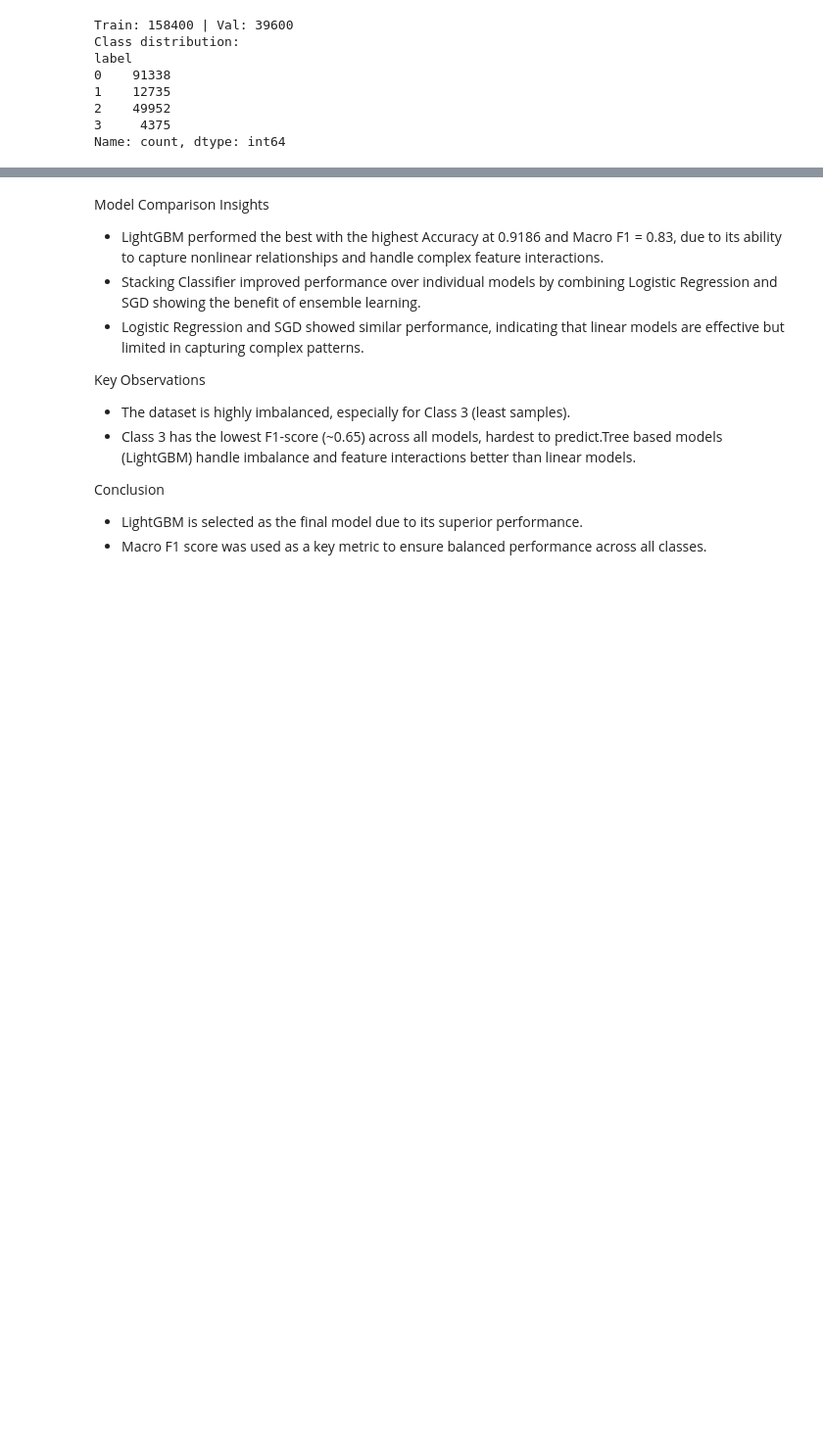
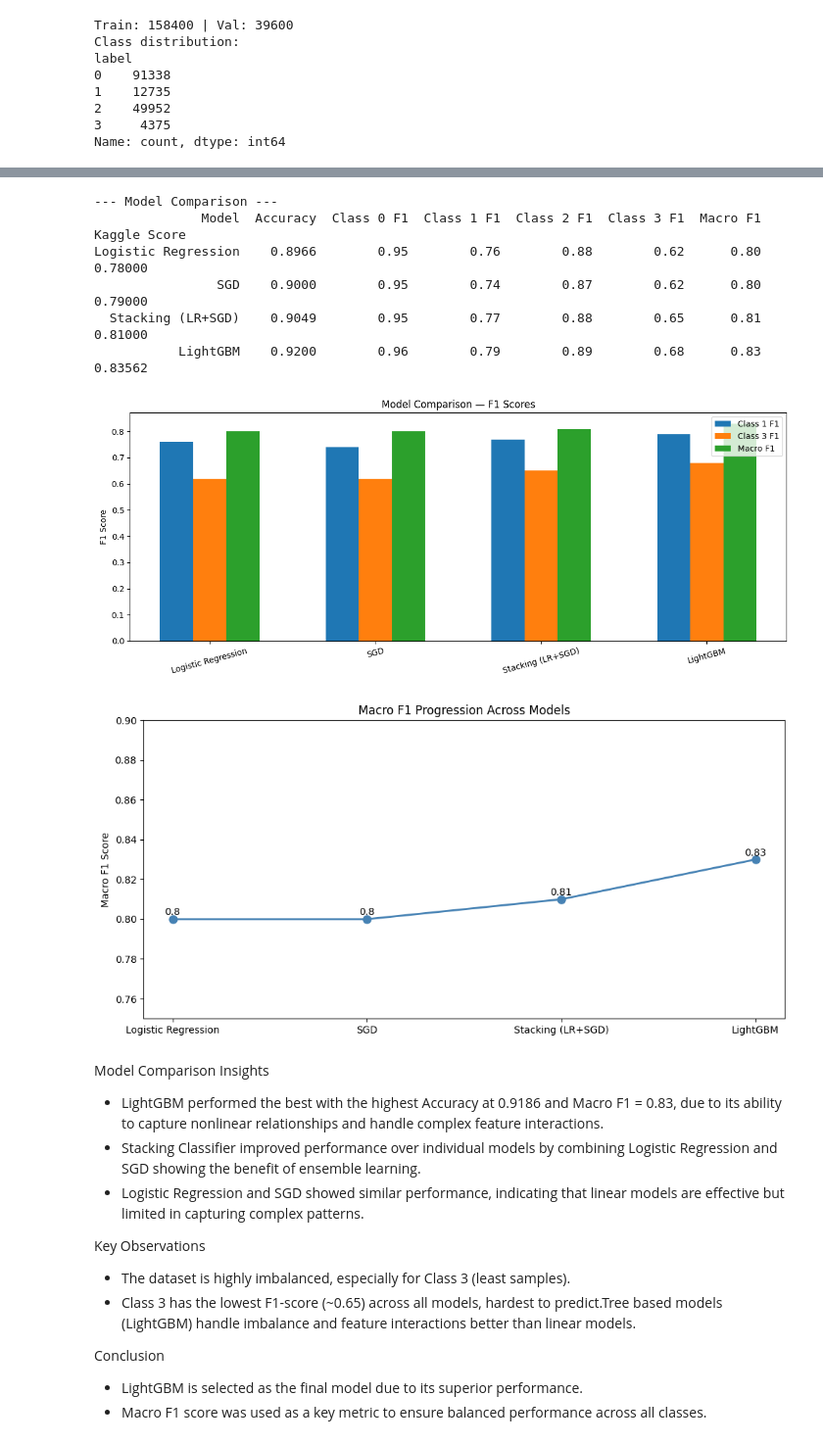
Before and after one commit to 23f1000362/social-media-comment-classification, a Jupyter notebook: comment_category_prediction.ipynb, the cells around one changed output, grey strips where cells are left out. Shown at 98% size. Saved outputs shown, nothing was run; the diff lists cells and outputs as text; code cells hidden in the pictures; blank space fills up the shorter version.

```diff
--- a/comment_category_prediction.ipynb
+++ b/comment_category_prediction.ipynb
@@ -615,6 +616,62 @@ LGB+LR Blend csv generated.
 # plt.ylim(0.75, 0.90)
 # plt.tight_layout()
 # plt.show()
+# %%
+# Model Comparison
+from sklearn.metrics import f1_score
+
+# results collected from all model runs above
+model_results = {
+    'Model':       ['Logistic Regression', 'SGD', 'Stacking (LR+SGD)', 'LightGBM'],
+    'Accuracy':    [0.8966, 0.9000, 0.9049, 0.92],
+    'Class 0 F1':  [0.95, 0.95, 0.95, 0.96],
+    'Class 1 F1':  [0.76, 0.74, 0.77, 0.79],
+    'Class 2 F1':  [0.88, 0.87, 0.88, 0.89],
+    'Class 3 F1':  [0.62, 0.62, 0.65, 0.68],
+    'Macro F1':    [0.80, 0.80, 0.81, 0.83],
+    'Kaggle Score':[0.78, 0.79, 0.81,  0.83562]
+}
+
+results_df = pd.DataFrame(model_results)
+print("\n--- Model Comparison ---")
+print(results_df.to_string(index=False))
+
+# bar chart comparison
+plt.figure(figsize=(12, 5))
+x = np.arange(len(model_results['Model']))
+width = 0.2
+
+plt.bar(x - width,   model_results['Class 1 F1'], width, label='Class 1 F1')
+plt.bar(x,           model_results['Class 3 F1'], width, label='Class 3 F1')
+plt.bar(x + width,   model_results['Macro F1'],   width, label='Macro F1')
+
+plt.xticks(x, model_results['Model'], rotation=15)
+plt.ylabel('F1 Score')
+plt.title('Model Comparison — F1 Scores')
+plt.legend()
+plt.tight_layout()
+plt.show()
+
+# macro F1 progression
+plt.figure(figsize=(10, 5))
+plt.plot(model_results['Model'], model_results['Macro F1'],
+         marker='o', linewidth=2, markersize=8, color='steelblue')
+for i, v in enumerate(model_results['Macro F1']):
+    plt.text(i, v + 0.002, str(v), ha='center')
+plt.title('Macro F1 Progression Across Models')
+plt.ylabel('Macro F1 Score')
+plt.ylim(0.75, 0.90)
+plt.tight_layout()
+plt.show()
+# %% [output]
+--- Model Comparison ---
+              Model  Accuracy  Class 0 F1  Class 1 F1  Class 2 F1  Class 3 F1  Macro F1  Kaggle Score
+Logistic Regression    0.8966        0.95        0.76        0.88        0.62      0.80       0.78000
+                SGD    0.9000        0.95        0.74        0.87        0.62      0.80       0.79000
+  Stacking (LR+SGD)    0.9049        0.95        0.77        0.88        0.65      0.81       0.81000
+           LightGBM    0.9200        0.96        0.79        0.89        0.68      0.83       0.83562
+[figure, added]
+[figure, added]
 # %% [markdown]
 Model Comparison Insights
 
```
Also changed, not shown: parts of 2 cells of this notebook.
